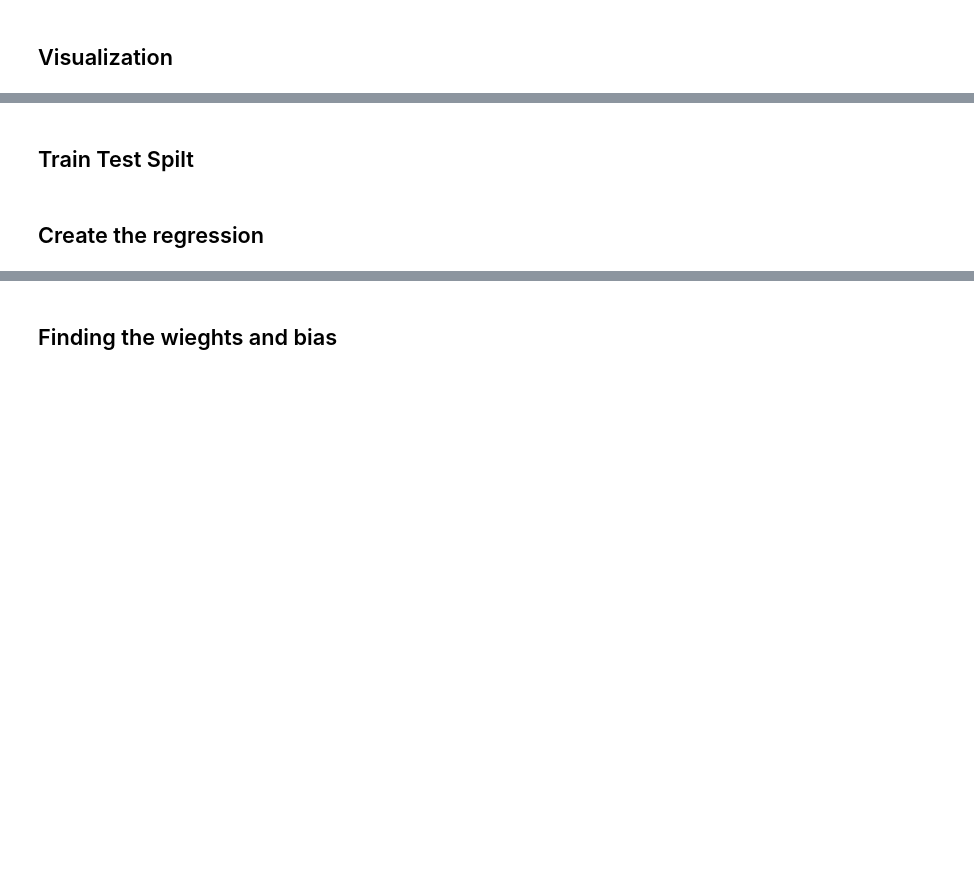
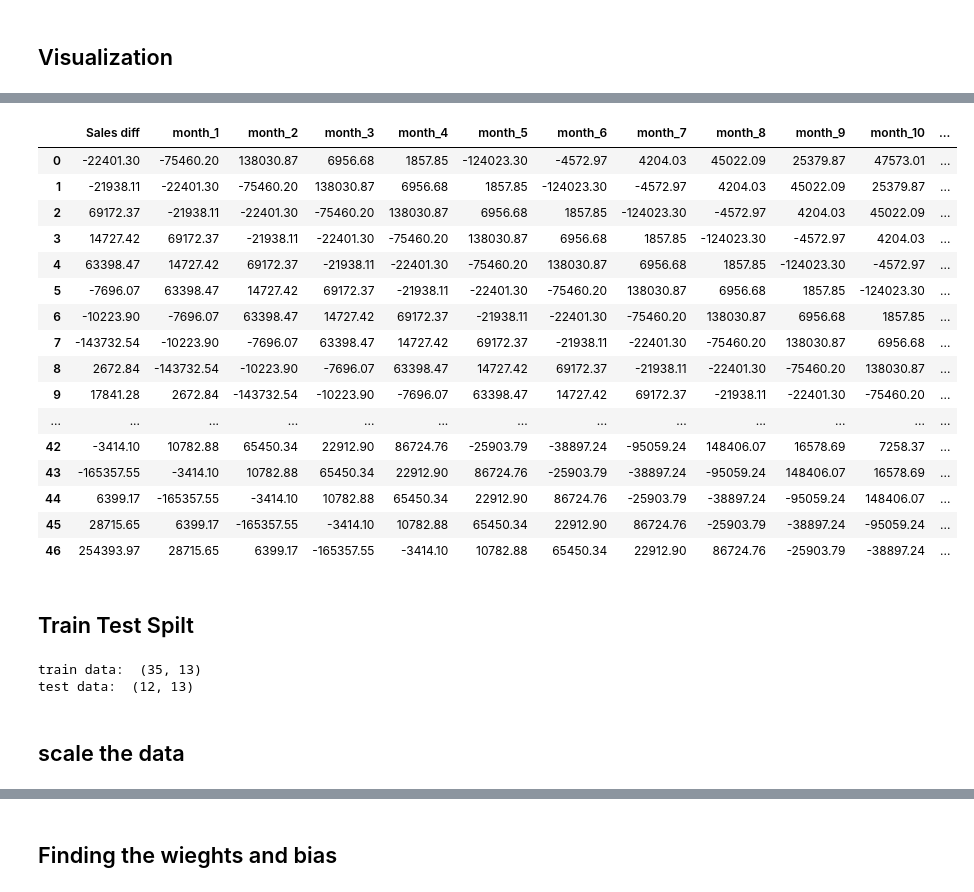
Before and after one commit to DheyaAlqaderi/ML_Model_Example, a Jupyter notebook: sklearn-Linear-Regression-Practical-Example.ipynb, the cells around one changed output, grey strips where cells are left out. Drawn from its saved outputs; the diff is of its cells as text; code cells hidden in the pictures; blank space fills up the shorter version.

```diff
--- a/sklearn-Linear-Regression-Practical-Example.ipynb
+++ b/sklearn-Linear-Regression-Practical-Example.ipynb
@@ -289,2 +275,23 @@ inputs_scaled = scaler.transform(inputs)
+# %%
+supervised_data = supervised_data.dropna().reset_index(drop=True)
+supervised_data
+# %% [output]
+|  | Sales diff | month_1 | month_2 | month_3 | month_4 | month_5 | month_6 | month_7 | month_8 | month_9 | month_10 | ... |
+| 0 | -22401.30 | -75460.20 | 138030.87 | 6956.68 | 1857.85 | -124023.30 | -4572.97 | 4204.03 | 45022.09 | 25379.87 | 47573.01 | ... |
+| 1 | -21938.11 | -22401.30 | -75460.20 | 138030.87 | 6956.68 | 1857.85 | -124023.30 | -4572.97 | 4204.03 | 45022.09 | 25379.87 | ... |
+| 2 | 69172.37 | -21938.11 | -22401.30 | -75460.20 | 138030.87 | 6956.68 | 1857.85 | -124023.30 | -4572.97 | 4204.03 | 45022.09 | ... |
+| 3 | 14727.42 | 69172.37 | -21938.11 | -22401.30 | -75460.20 | 138030.87 | 6956.68 | 1857.85 | -124023.30 | -4572.97 | 4204.03 | ... |
+| 4 | 63398.47 | 14727.42 | 69172.37 | -21938.11 | -22401.30 | -75460.20 | 138030.87 | 6956.68 | 1857.85 | -124023.30 | -4572.97 | ... |
+| 5 | -7696.07 | 63398.47 | 14727.42 | 69172.37 | -21938.11 | -22401.30 | -75460.20 | 138030.87 | 6956.68 | 1857.85 | -124023.30 | ... |
+| 6 | -10223.90 | -7696.07 | 63398.47 | 14727.42 | 69172.37 | -21938.11 | -22401.30 | -75460.20 | 138030.87 | 6956.68 | 1857.85 | ... |
+| 7 | -143732.54 | -10223.90 | -7696.07 | 63398.47 | 14727.42 | 69172.37 | -21938.11 | -22401.30 | -75460.20 | 138030.87 | 6956.68 | ... |
+| 8 | 2672.84 | -143732.54 | -10223.90 | -7696.07 | 63398.47 | 14727.42 | 69172.37 | -21938.11 | -22401.30 | -75460.20 | 138030.87 | ... |
+| 9 | 17841.28 | 2672.84 | -143732.54 | -10223.90 | -7696.07 | 63398.47 | 14727.42 | 69172.37 | -21938.11 | -22401.30 | -75460.20 | ... |
+| ... | ... | ... | ... | ... | ... | ... | ... | ... | ... | ... | ... | ... |
+| 42 | -3414.10 | 10782.88 | 65450.34 | 22912.90 | 86724.76 | -25903.79 | -38897.24 | -95059.24 | 148406.07 | 16578.69 | 7258.37 | ... |
+| 43 | -165357.55 | -3414.10 | 10782.88 | 65450.34 | 22912.90 | 86724.76 | -25903.79 | -38897.24 | -95059.24 | 148406.07 | 16578.69 | ... |
+| 44 | 6399.17 | -165357.55 | -3414.10 | 10782.88 | 65450.34 | 22912.90 | 86724.76 | -25903.79 | -38897.24 | -95059.24 | 148406.07 | ... |
+| 45 | 28715.65 | 6399.17 | -165357.55 | -3414.10 | 10782.88 | 65450.34 | 22912.90 | 86724.76 | -25903.79 | -38897.24 | -95059.24 | ... |
+| 46 | 254393.97 | 28715.65 | 6399.17 | -165357.55 | -3414.10 | 10782.88 | 65450.34 | 22912.90 | 86724.76 | -25903.79 | -38897.24 | ... |
 # %% [markdown]
 ## Train Test Spilt
@@ -295,2 +298,10 @@ x_train, x_test, y_train, y_test = train_test_split(inputs_scaled, targets, test
+# %%
+train_data = supervised_data[:-12]
+test_data = supervised_data[-12:]
+print('train data: ', train_data.shape)
+print('test data: ', test_data.shape)
+# %% [output]
+train data:  (35, 13)
+test data:  (12, 13)
 # %% [markdown]
-## Create the regression
+## scale the data
```
Also changed, not shown: parts of 47 cells of this notebook.
